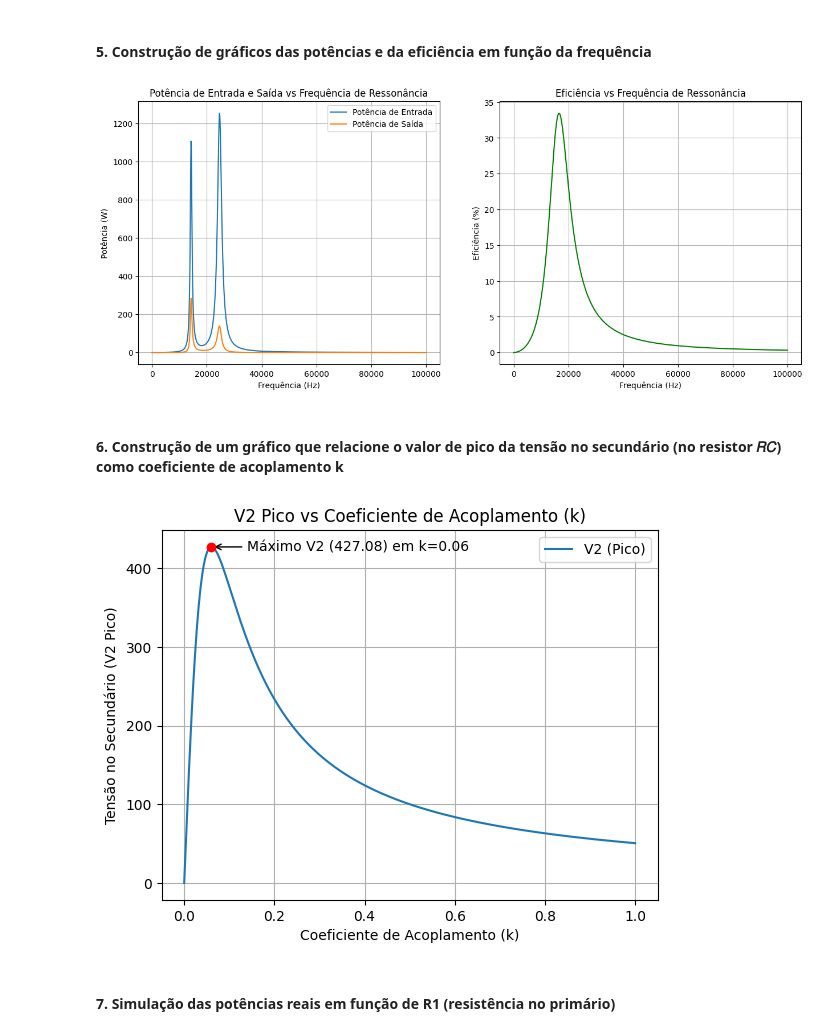
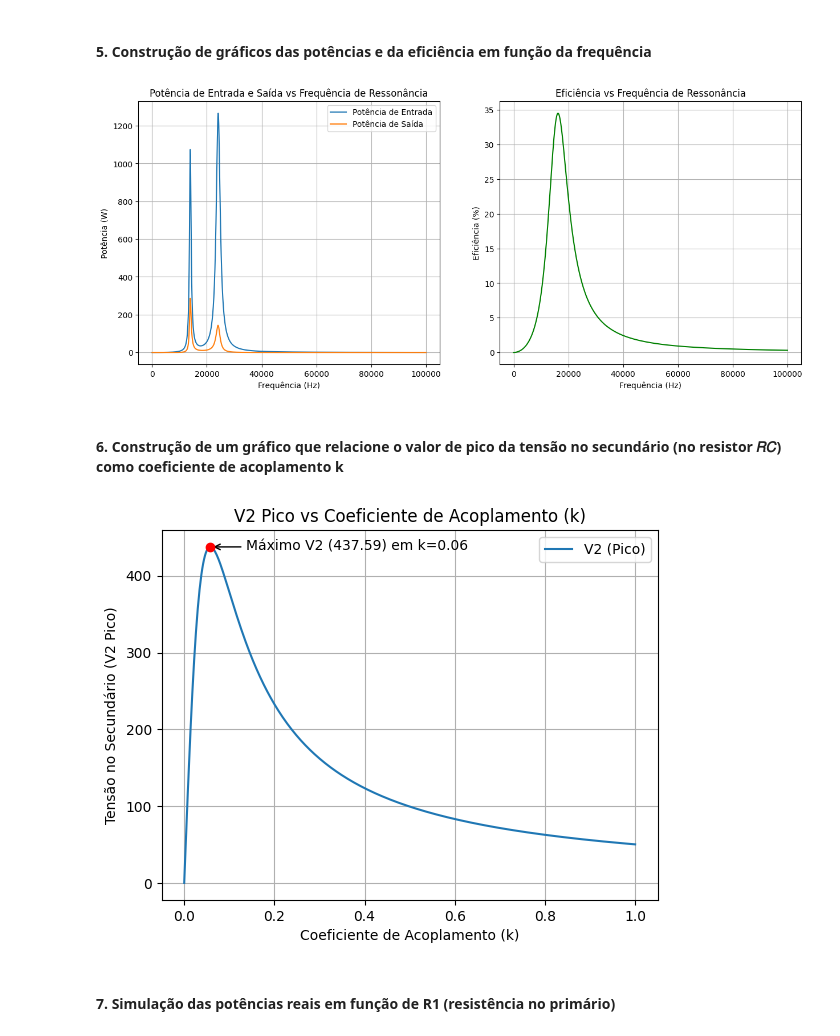
Before and after one commit to DeLucca990/Electromagnetism-Project, a Jupyter notebook: projeto/main_real.ipynb, the cells around one changed output. Saved outputs shown, nothing was run; the diff lists cells and outputs as text; code cells hidden in the pictures.

```diff
--- a/projeto/main_real.ipynb
+++ b/projeto/main_real.ipynb
@@ -11,8 +11,8 @@ import matplotlib.pyplot as plt
 # %%
 R1 = 439.4e-3
 R2 = 424.1e-3
-L1 = 84.66e-6
-L2 = 82.29e-6
+L1 = 87.66e-6
+L2 = 86.29e-6
 C1 = C2 = 1e-6
 
 RC = 400
@@ -141,8 +146,8 @@ plt.show()
 R1 = 439.4e-3
 R2 = 424.1e-3
 C1 = C2 = 1e-6
-L1 = 84.66e-6
-L2 = 82.29e-6
+L1 = 87.66e-6
+L2 = 86.29e-6
 fr_values = np.linspace(0, 100e3, 1000)
 V1 = 50
 k = 0.5
@@ -197,7 +202,7 @@ ax2.grid(True)
 #plt.tight_layout()
 plt.show()
 # %% [output]
-[figure, old version]
+[figure, new version]
 # %% [markdown]
 #### 6. Construção de um gráfico que relacione o valor de pico da tensão no secundário (no resistor 𝑅𝐶) como coeficiente de acoplamento k
 # %%
@@ -205,8 +210,8 @@ k_values = np.linspace(0, 1, 500)
 V1 = 50
 R1 = 439.4e-3
 R2 = 424.1e-3
-L1 = 84.66e-6
-L2 = 82.29e-6
+L1 = 87.66e-6
+L2 = 86.29e-6
 C1 = C2 = 1e-6
 f = 1/(2*np.pi*np.sqrt(C1*L1))
 w = 2*pi*f
@@ -215,34 +220,34 @@ V2_list = []
 
 for k in k_values:
     XL1 = w * L1 * 1j
     XL2 = w * L2 * 1j
     XC1 = 1 / (w * C1 * 1j)
     XC2 = 1 / (w * C2 * 1j)
     M = k * sqrt(L1*L2)
     XM = w * M * 1j
     ZEQ = (RC * XC2)/(RC + XC2)
 
     I1, I2 = CalcularTransformador(V1, ZEQ)
     V2 = I2 * ZEQ
     V2_list.append(abs(V2))
 
 k_max = k_values[np.argmax(V2_list)]
 V2_max = np.max(V2_list)
 
 plt.plot(k_values, V2_list, label='V2 (Pico)')
 plt.xlabel('Coeficiente de Acoplamento (k)')
 plt.ylabel('Tensão no Secundário (V2 Pico)')
 plt.title('V2 Pico vs Coeficiente de Acoplamento (k)')
 plt.scatter(k_max, V2_max, color='red', zorder=5)
 plt.annotate(f'Máximo V2 ({V2_max:.2f}) em k={k_max:.2f}', (k_max, V2_max), xytext=(k_max+0.08, V2_max-5),
             arrowprops=dict(facecolor='black', arrowstyle='->'))
 plt.grid(True)
 plt.legend()
 plt.show()
 
 # Para cada frequência existe uam distância ótima para transmitir energia e vice-versa!!!
 # %% [output]
-[figure, old version]
+[figure, new version]
 # %% [markdown]
 #### 7. Simulação das potências reais em função de R1 (resistência no primário)
 # %%
```
Also changed, not shown: parts of 5 cells of this notebook.
